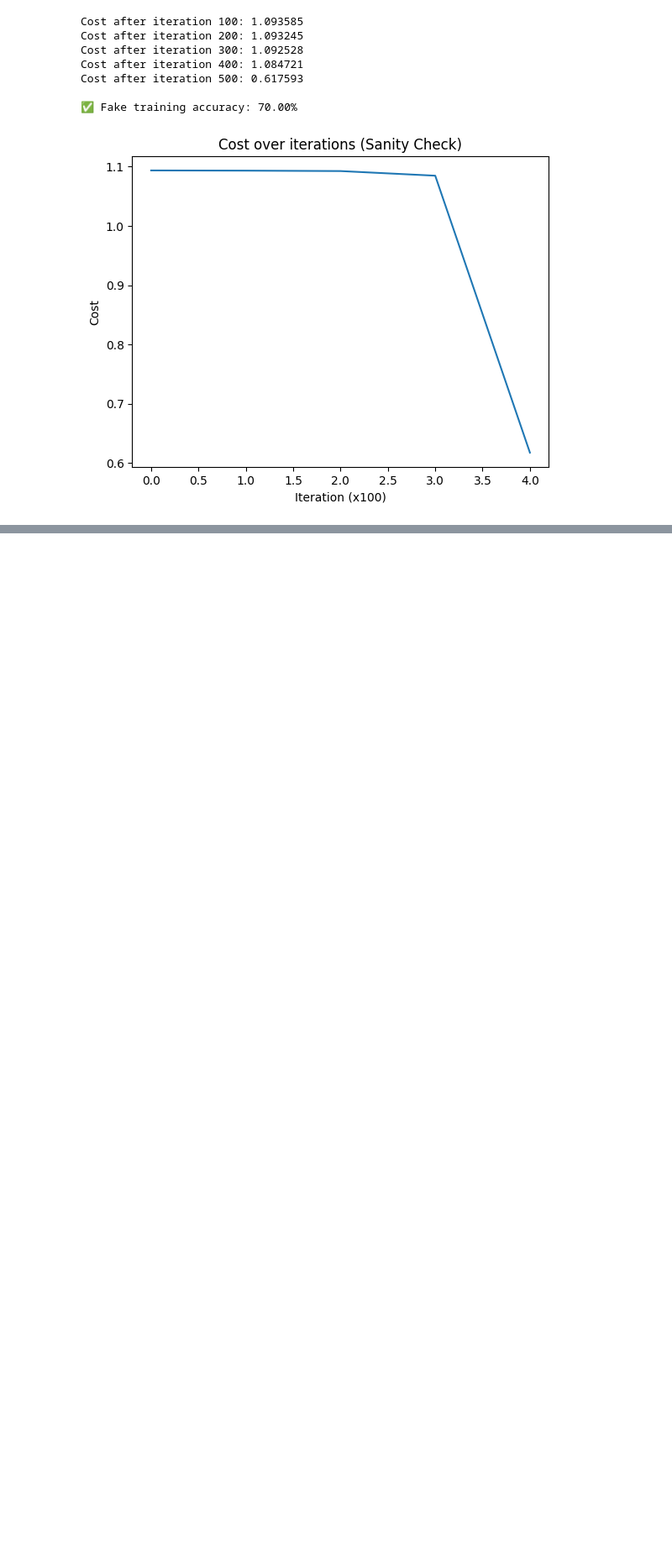
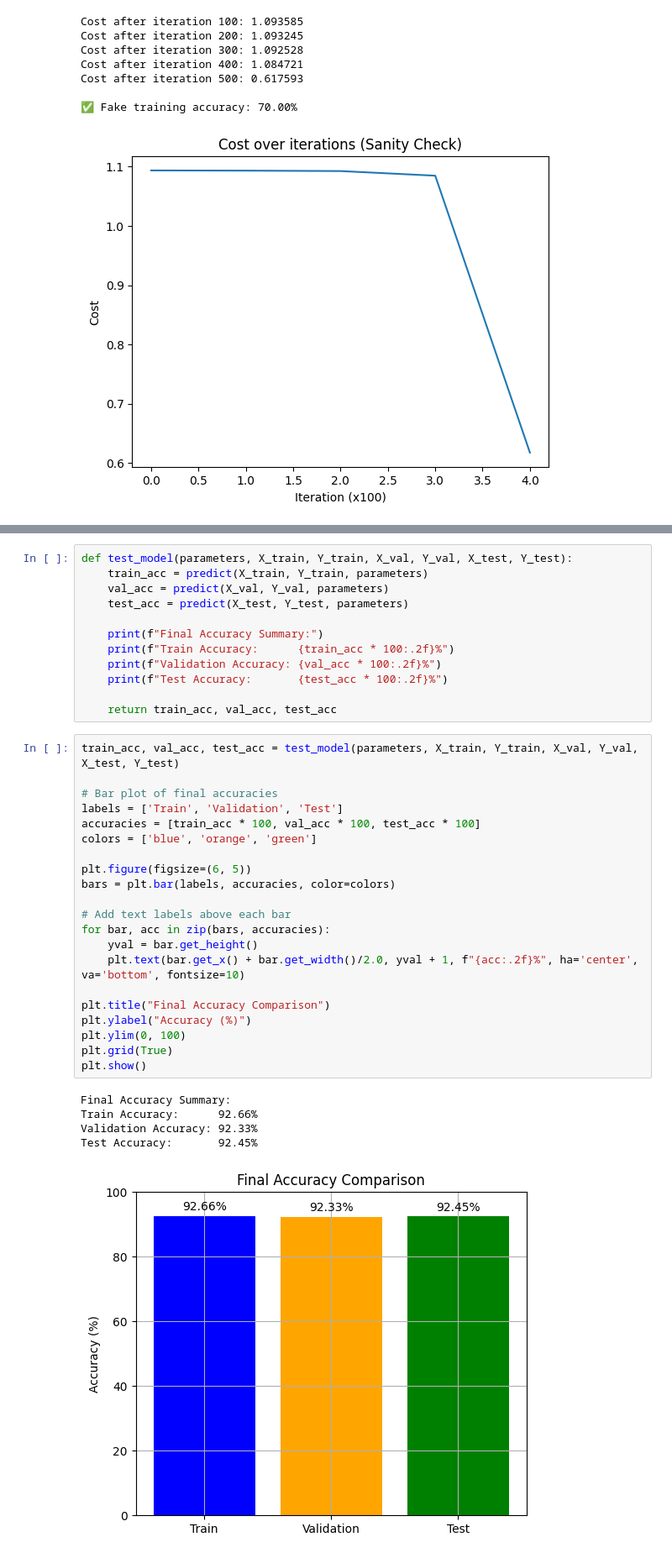
Before and after one commit to hodisan94/deep-learning_NN, a Jupyter notebook: Assignment1.ipynb, the cells around one changed output, grey strips where cells are left out. Shown at 84% size. Drawn from its saved outputs; the diff is of its cells as text; blank space fills up the shorter version.

```diff
--- a/Assignment1.ipynb
+++ b/Assignment1.ipynb
@@ -626,0 +750,39 @@ Cost after iteration 500: 0.617593
+# %%
+def test_model(parameters, X_train, Y_train, X_val, Y_val, X_test, Y_test):
+    train_acc = predict(X_train, Y_train, parameters)
+    val_acc = predict(X_val, Y_val, parameters)
+    test_acc = predict(X_test, Y_test, parameters)
+
+    print(f"Final Accuracy Summary:")
+    print(f"Train Accuracy:      {train_acc * 100:.2f}%")
+    print(f"Validation Accuracy: {val_acc * 100:.2f}%")
+    print(f"Test Accuracy:       {test_acc * 100:.2f}%")
+
+    return train_acc, val_acc, test_acc
+# %%
+train_acc, val_acc, test_acc = test_model(parameters, X_train, Y_train, X_val, Y_val, X_test, Y_test)
+
+# Bar plot of final accuracies
+labels = ['Train', 'Validation', 'Test']
+accuracies = [train_acc * 100, val_acc * 100, test_acc * 100]
+colors = ['blue', 'orange', 'green']
+
+plt.figure(figsize=(6, 5))
+bars = plt.bar(labels, accuracies, color=colors)
+
+# Add text labels above each bar
+for bar, acc in zip(bars, accuracies):
+    yval = bar.get_height()
+    plt.text(bar.get_x() + bar.get_width()/2.0, yval + 1, f"{acc:.2f}%", ha='center', va='bottom', fontsize=10)
+
+plt.title("Final Accuracy Comparison")
+plt.ylabel("Accuracy (%)")
+plt.ylim(0, 100)
+plt.grid(True)
+plt.show()
+# %% [output]
+Final Accuracy Summary:
+Train Accuracy:      92.66%
+Validation Accuracy: 92.33%
+Test Accuracy:       92.45%
+[figure, added]
```
Also changed, not shown: parts of 9 cells of this notebook.
